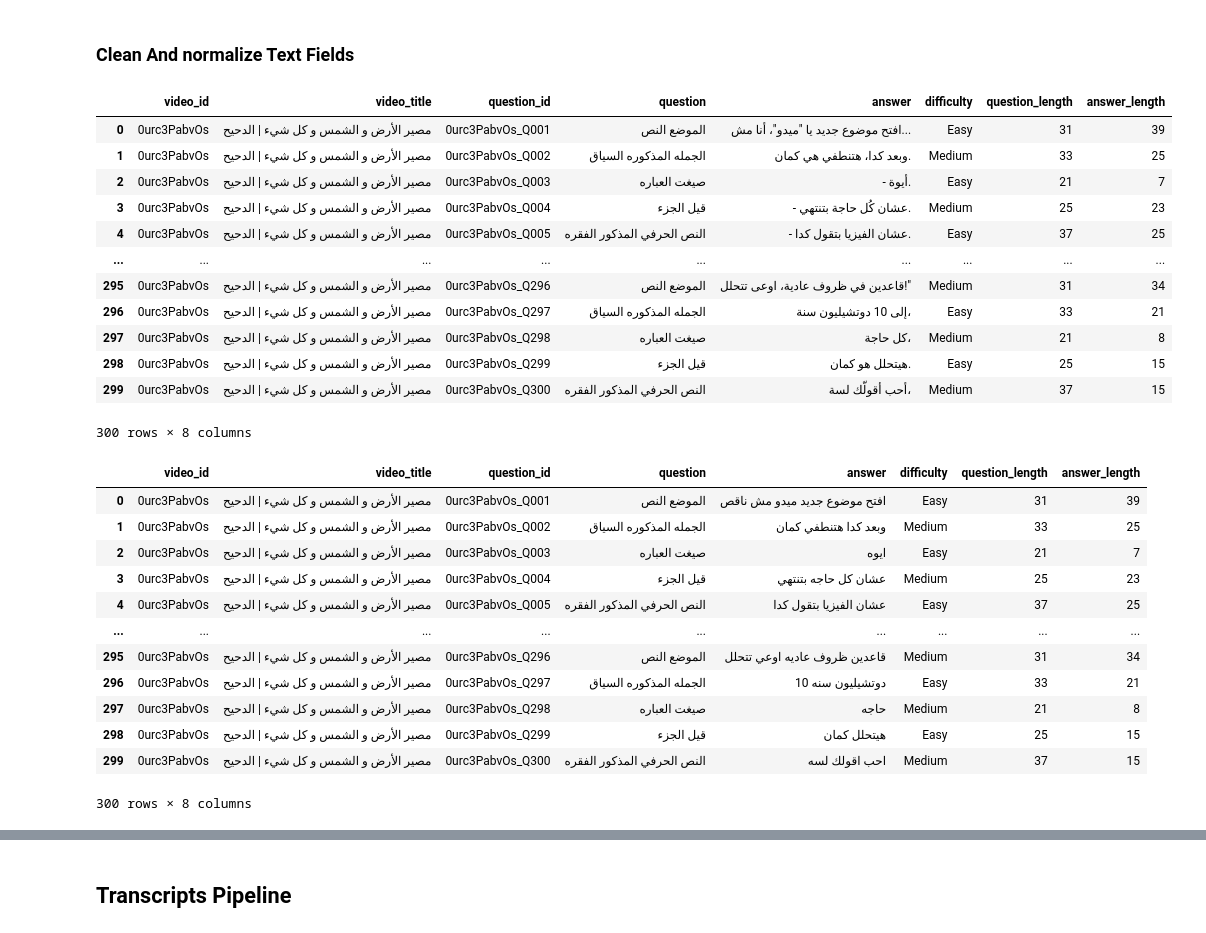
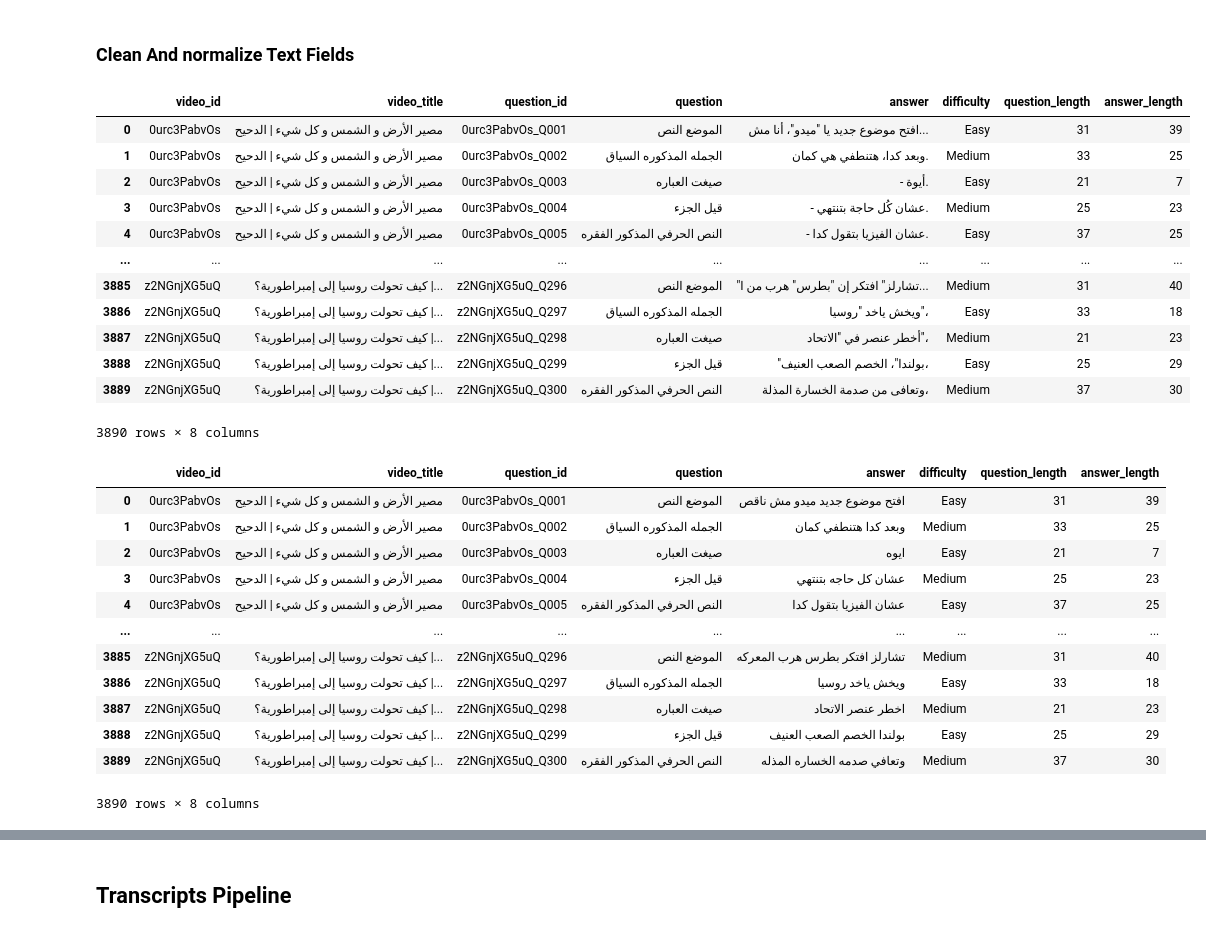
Before and after one commit to Raed108/NLP-Project, a Jupyter notebook: ms1_analysis.ipynb, the cells around one changed output, grey strips where cells are left out. Saved outputs shown, nothing was run; the diff lists cells and outputs as text; code cells hidden in the pictures.

```diff
--- a/ms1_analysis.ipynb
+++ b/ms1_analysis.ipynb
@@ -49,3 +45,13 @@ z2NGnjXG5uQ_QA.csv 40717
+# %%
+files = glob.glob("data/QA/*.csv")
+
+dfs = []
+for f in files:
+    temp = pd.read_csv(f)
+    # temp["source_file"] = f
+    dfs.append(temp)
+
+df_train = pd.concat(dfs, ignore_index=True)
 # %% [markdown]
 ### Inspect the Dataset
 # %%
@@ -61,9 +65,9 @@ df.head()
 | 3 | 0urc3PabvOs | مصير الأرض و الشمس و كل شيء | الدحيح | 0urc3PabvOs_Q004 | ما الذي قيل في هذا الجزء؟ | - عشان كُل حاجة بتنتهي. | Medium |
 | 4 | 0urc3PabvOs | مصير الأرض و الشمس و كل شيء | الدحيح | 0urc3PabvOs_Q005 | ما النص الحرفي المذكور في هذه الف... | - عشان الفيزيا بتقول كدا. | Easy |
 # %%
-df["question_length"] = df["question"].apply(len)
-df["answer_length"] = df["answer"].apply(len)
+df_train["question_length"] = df_train["question"].apply(len)
+df_train["answer_length"] = df_train["answer"].apply(len)
 
-print(df.describe())
+print(df_train.describe())
 # %% [output]
        question_length  answer_length
@@ -159,23 +193,23 @@ def normalize_text(text):
 # %%
 # print("ماذا" in set(stopwords.words('arabic')))
 # %%
-process_text_column(df, "question")
+process_text_column(df_train, "question")
 # %% [output]
 |  | video_id | video_title | question_id | question | answer | difficulty | question_length | answer_length |
 | 0 | 0urc3PabvOs | مصير الأرض و الشمس و كل شيء | الدحيح | 0urc3PabvOs_Q001 | الموضع النص | افتح موضوع جديد يا "ميدو"، أنا مش... | Easy | 31 | 39 |
 | 1 | 0urc3PabvOs | مصير الأرض و الشمس و كل شيء | الدحيح | 0urc3PabvOs_Q002 | الجمله المذكوره السياق | وبعد كدا، هتنطفي هي كمان. | Medium | 33 | 25 |
 | 2 | 0urc3PabvOs | مصير الأرض و الشمس و كل شيء | الدحيح | 0urc3PabvOs_Q003 | صيغت العباره | - أيوة. | Easy | 21 | 7 |
 | 3 | 0urc3PabvOs | مصير الأرض و الشمس و كل شيء | الدحيح | 0urc3PabvOs_Q004 | قيل الجزء | - عشان كُل حاجة بتنتهي. | Medium | 25 | 23 |
 | 4 | 0urc3PabvOs | مصير الأرض و الشمس و كل شيء | الدحيح | 0urc3PabvOs_Q005 | النص الحرفي المذكور الفقره | - عشان الفيزيا بتقول كدا. | Easy | 37 | 25 |
 | ... | ... | ... | ... | ... | ... | ... | ... | ... |
-| 295 | 0urc3PabvOs | مصير الأرض و الشمس و كل شيء | الدحيح | 0urc3PabvOs_Q296 | الموضع النص | قاعدين في ظروف عادية، اوعى تتحلل!" | Medium | 31 | 34 |
-| 296 | 0urc3PabvOs | مصير الأرض و الشمس و كل شيء | الدحيح | 0urc3PabvOs_Q297 | الجمله المذكوره السياق | إلى 10 دوتشيليون سنة، | Easy | 33 | 21 |
-| 297 | 0urc3PabvOs | مصير الأرض و الشمس و كل شيء | الدحيح | 0urc3PabvOs_Q298 | صيغت العباره | كل حاجة، | Medium | 21 | 8 |
-| 298 | 0urc3PabvOs | مصير الأرض و الشمس و كل شيء | الدحيح | 0urc3PabvOs_Q299 | قيل الجزء | هيتحلل هو كمان. | Easy | 25 | 15 |
-| 299 | 0urc3PabvOs | مصير الأرض و الشمس و كل شيء | الدحيح | 0urc3PabvOs_Q300 | النص الحرفي المذكور الفقره | أحب أقولّك لسة، | Medium | 37 | 15 |
+| 3885 | z2NGnjXG5uQ | كيف تحولت روسيا إلى إمبراطورية؟ |... | z2NGnjXG5uQ_Q296 | الموضع النص | "تشارلز" افتكر إن "بطرس" هرب من ا... | Medium | 31 | 40 |
+| 3886 | z2NGnjXG5uQ | كيف تحولت روسيا إلى إمبراطورية؟ |... | z2NGnjXG5uQ_Q297 | الجمله المذكوره السياق | ويخش ياخد "روسيا"، | Easy | 33 | 18 |
+| 3887 | z2NGnjXG5uQ | كيف تحولت روسيا إلى إمبراطورية؟ |... | z2NGnjXG5uQ_Q298 | صيغت العباره | أخطر عنصر في "الاتحاد"، | Medium | 21 | 23 |
+| 3888 | z2NGnjXG5uQ | كيف تحولت روسيا إلى إمبراطورية؟ |... | z2NGnjXG5uQ_Q299 | قيل الجزء | "بولندا"، الخصم الصعب العنيف، | Easy | 25 | 29 |
+| 3889 | z2NGnjXG5uQ | كيف تحولت روسيا إلى إمبراطورية؟ |... | z2NGnjXG5uQ_Q300 | النص الحرفي المذكور الفقره | وتعافى من صدمة الخسارة المذلة، | Medium | 37 | 30 |
-300 rows × 8 columns
+3890 rows × 8 columns
 # %%
-process_text_column(df, "answer")
+process_text_column(df_train, "answer")
 # %% [output]
 |  | video_id | video_title | question_id | question | answer | difficulty | question_length | answer_length |
 | 0 | 0urc3PabvOs | مصير الأرض و الشمس و كل شيء | الدحيح | 0urc3PabvOs_Q001 | الموضع النص | افتح موضوع جديد ميدو مش ناقص | Easy | 31 | 39 |
@@ -184,9 +218,9 @@ process_text_column(df, "answer")
 | 3 | 0urc3PabvOs | مصير الأرض و الشمس و كل شيء | الدحيح | 0urc3PabvOs_Q004 | قيل الجزء | عشان كل حاجه بتنتهي | Medium | 25 | 23 |
 | 4 | 0urc3PabvOs | مصير الأرض و الشمس و كل شيء | الدحيح | 0urc3PabvOs_Q005 | النص الحرفي المذكور الفقره | عشان الفيزيا بتقول كدا | Easy | 37 | 25 |
 | ... | ... | ... | ... | ... | ... | ... | ... | ... |
-| 295 | 0urc3PabvOs | مصير الأرض و الشمس و كل شيء | الدحيح | 0urc3PabvOs_Q296 | الموضع النص | قاعدين ظروف عاديه اوعي تتحلل | Medium | 31 | 34 |
-| 296 | 0urc3PabvOs | مصير الأرض و الشمس و كل شيء | الدحيح | 0urc3PabvOs_Q297 | الجمله المذكوره السياق | 10 دوتشيليون سنه | Easy | 33 | 21 |
-| 297 | 0urc3PabvOs | مصير الأرض و الشمس و كل شيء | الدحيح | 0urc3PabvOs_Q298 | صيغت العباره | حاجه | Medium | 21 | 8 |
-| 298 | 0urc3PabvOs | مصير الأرض و الشمس و كل شيء | الدحيح | 0urc3PabvOs_Q299 | قيل الجزء | هيتحلل كمان | Easy | 25 | 15 |
-| 299 | 0urc3PabvOs | مصير الأرض و الشمس و كل شيء | الدحيح | 0urc3PabvOs_Q300 | النص الحرفي المذكور الفقره | احب اقولك لسه | Medium | 37 | 15 |
+| 3885 | z2NGnjXG5uQ | كيف تحولت روسيا إلى إمبراطورية؟ |... | z2NGnjXG5uQ_Q296 | الموضع النص | تشارلز افتكر بطرس هرب المعركه | Medium | 31 | 40 |
+| 3886 | z2NGnjXG5uQ | كيف تحولت روسيا إلى إمبراطورية؟ |... | z2NGnjXG5uQ_Q297 | الجمله المذكوره السياق | ويخش ياخد روسيا | Easy | 33 | 18 |
+| 3887 | z2NGnjXG5uQ | كيف تحولت روسيا إلى إمبراطورية؟ |... | z2NGnjXG5uQ_Q298 | صيغت العباره | اخطر عنصر الاتحاد | Medium | 21 | 23 |
+| 3888 | z2NGnjXG5uQ | كيف تحولت روسيا إلى إمبراطورية؟ |... | z2NGnjXG5uQ_Q299 | قيل الجزء | بولندا الخصم الصعب العنيف | Easy | 25 | 29 |
+| 3889 | z2NGnjXG5uQ | كيف تحولت روسيا إلى إمبراطورية؟ |... | z2NGnjXG5uQ_Q300 | النص الحرفي المذكور الفقره | وتعافي صدمه الخساره المذله | Medium | 37 | 30 |
-300 rows × 8 columns
+3890 rows × 8 columns
```
Also changed, not shown: parts of 23 cells of this notebook.
